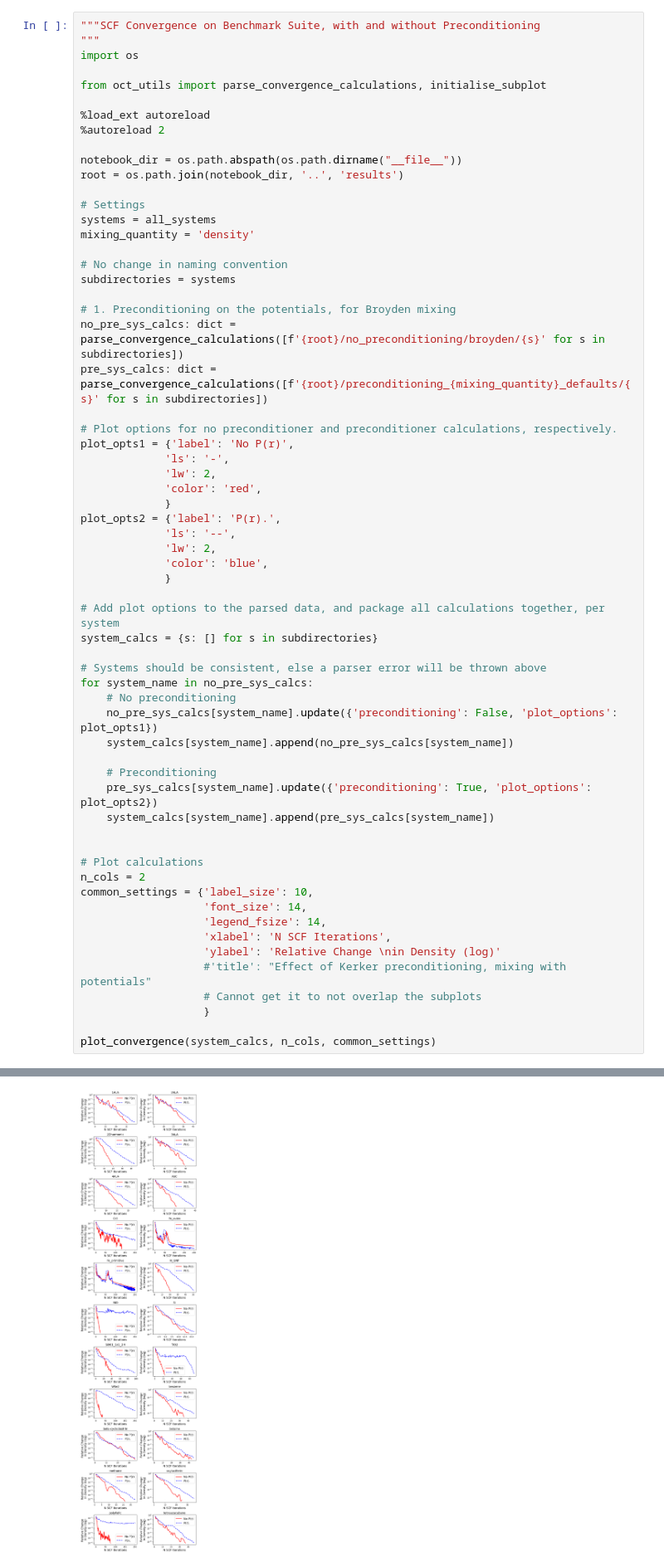
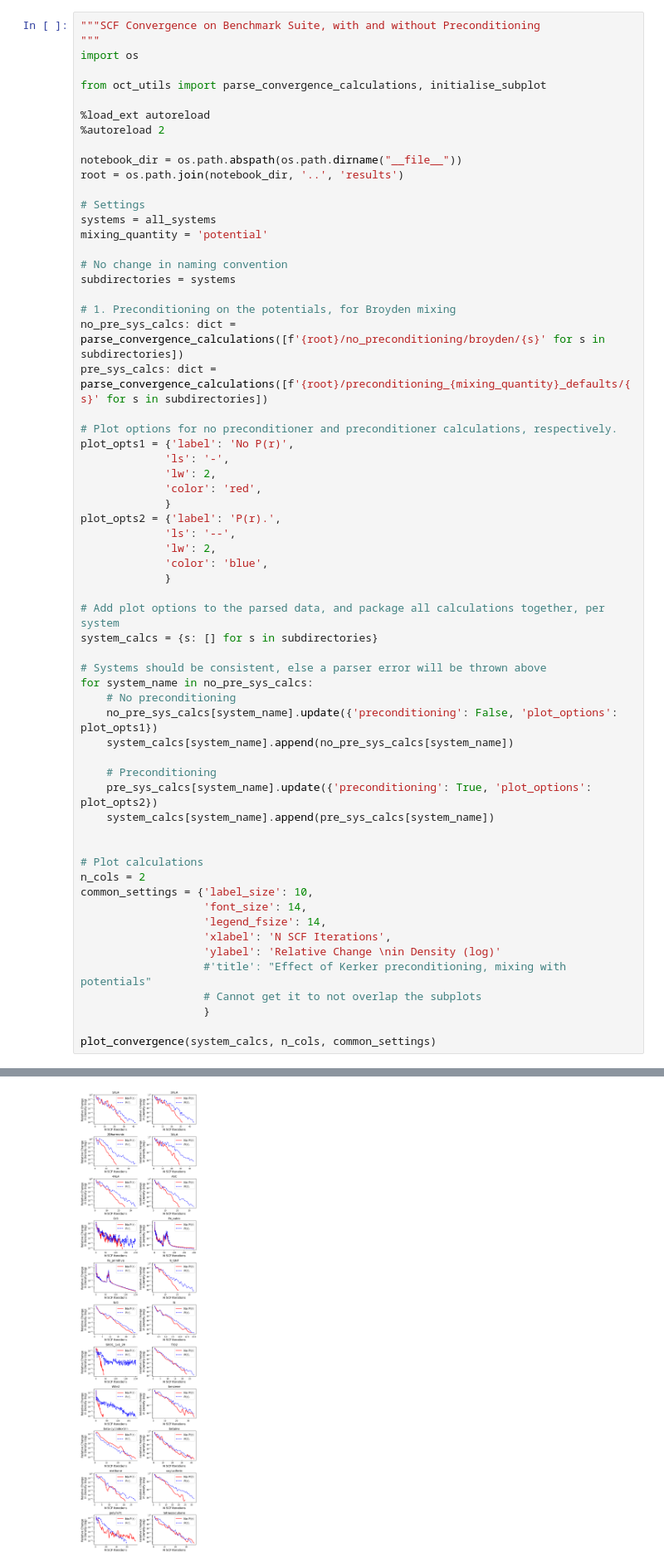
Before and after one commit to AlexBuccheri/oct_flow, a Jupyter notebook: jupyter/kerker_preconditioning.ipynb, the cells around one changed output, grey strips where cells are left out. Shown at 83% size. Drawn from its saved outputs; the diff is of its cells as text.

```diff
--- a/jupyter/kerker_preconditioning.ipynb
+++ b/jupyter/kerker_preconditioning.ipynb
@@ -309,7 +309,7 @@ root = os.path.join(notebook_dir, '..', 'results')
 
 # Settings
 systems = all_systems
-mixing_quantity = 'density'
+mixing_quantity = 'potential'
 
 # No change in naming convention
 subdirectories = systems
@@ -332,34 +332,34 @@ plot_opts2 = {'label': 'P(r).',
 
 # Add plot options to the parsed data, and package all calculations together, per system
 system_calcs = {s: [] for s in subdirectories}
 
 # Systems should be consistent, else a parser error will be thrown above
 for system_name in no_pre_sys_calcs:
     # No preconditioning
     no_pre_sys_calcs[system_name].update({'preconditioning': False, 'plot_options': plot_opts1})
     system_calcs[system_name].append(no_pre_sys_calcs[system_name])
 
     # Preconditioning
     pre_sys_calcs[system_name].update({'preconditioning': True, 'plot_options': plot_opts2})
     system_calcs[system_name].append(pre_sys_calcs[system_name])
 
 
 # Plot calculations
 n_cols = 2
 common_settings = {'label_size': 10,
                    'font_size': 14,
                    'legend_fsize': 14,
                    'xlabel': 'N SCF Iterations',
                    'ylabel': 'Relative Change \nin Density (log)'
                    #'title': "Effect of Kerker preconditioning, mixing with potentials"
                    # Cannot get it to not overlap the subplots
                    }
 
 plot_convergence(system_calcs, n_cols, common_settings)
 # %% [output]
 The autoreload extension is already loaded. To reload it, use:
   %reload_ext autoreload
-[figure, old version]
+[figure, new version]
 # %%
 """
 
```
Also changed, not shown: parts of 2 cells of this notebook.
